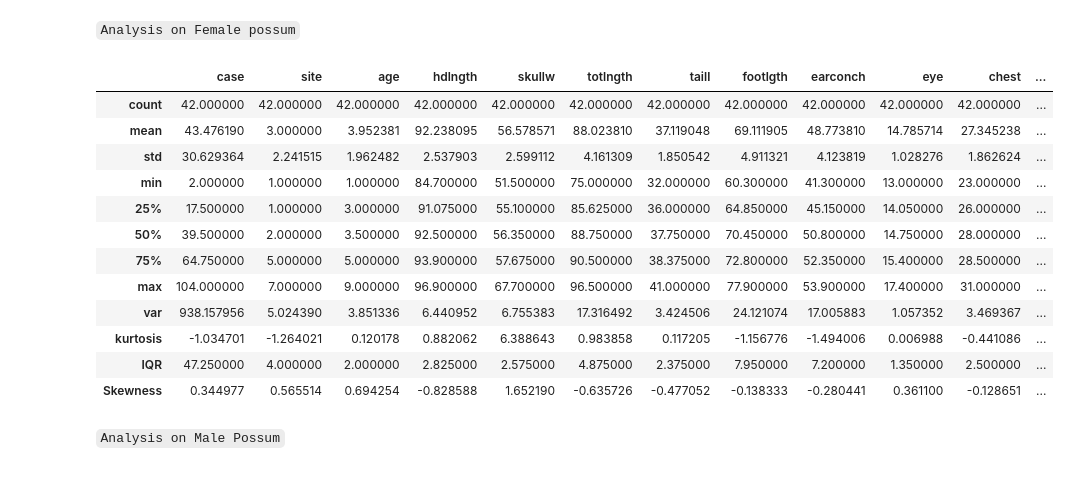
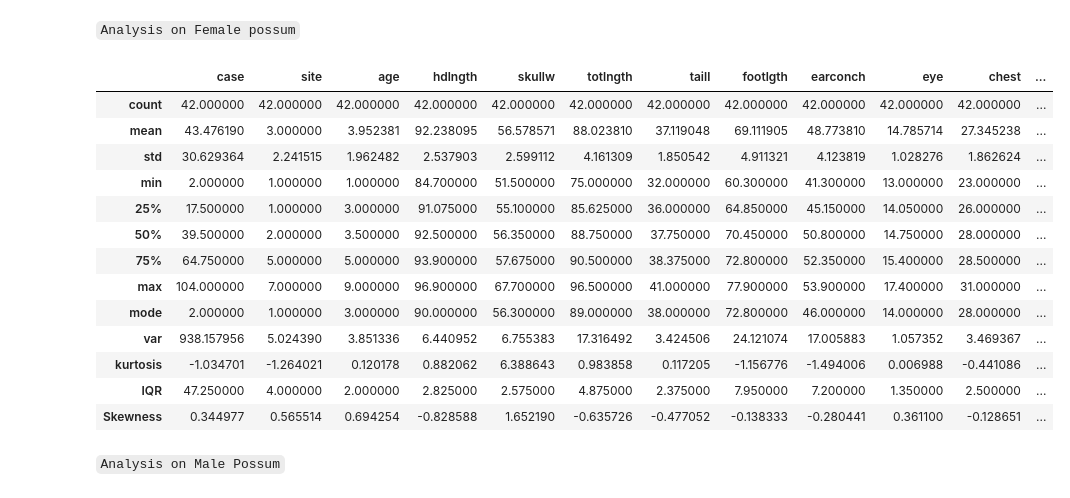
Before and after one commit to RIDOX-AIeNG/AI-D-D, a Jupyter notebook: WEEK_6/TASK_FOLDER/Task_18.ipynb, the cells around one changed output. Saved outputs shown, nothing was run; the diff lists cells and outputs as text; code cells hidden in the pictures.

```diff
--- a/WEEK_6/TASK_FOLDER/Task_18.ipynb
+++ b/WEEK_6/TASK_FOLDER/Task_18.ipynb
@@ -112,28 +115,32 @@ female_possum = possum[possum['sex'] == 'f']
 # %%
 female_des = female_possum.describe()
 # %%
+#Calculating the mode of the male specie
+female_des.loc['mode', 'case':'belly'] = [stats.mode(female_possum[feature])[0] for feature in female_des.columns]
+
 # Calculating the variance of the female specie
 female_des.loc['var', 'case': 'belly'] = female_des.loc['std', 'case': 'belly'] ** 2
 
 #Calculating the  kurtosis of the female specie
 female_des.loc['kurtosis'] = [stats.kurtosis(female_possum[feature]) for feature in female_des.columns]
 
 #Calculating the  IQR of the female specie
 female_des.loc['IQR'] = female_des.loc['75%', 'case':'belly'] -  female_des.loc['25%', 'case':'belly']
 
 #Calculating the  SKEWNESS of the female specie
 female_des.loc['Skewness'] = [stats.skew(female_possum[feature]) for feature in female_des.columns]
 female_des
 # %% [output]
 |  | case | site | age | hdlngth | skullw | totlngth | taill | footlgth | earconch | eye | chest | ... |
 | count | 42.000000 | 42.000000 | 42.000000 | 42.000000 | 42.000000 | 42.000000 | 42.000000 | 42.000000 | 42.000000 | 42.000000 | 42.000000 | ... |
 | mean | 43.476190 | 3.000000 | 3.952381 | 92.238095 | 56.578571 | 88.023810 | 37.119048 | 69.111905 | 48.773810 | 14.785714 | 27.345238 | ... |
 | std | 30.629364 | 2.241515 | 1.962482 | 2.537903 | 2.599112 | 4.161309 | 1.850542 | 4.911321 | 4.123819 | 1.028276 | 1.862624 | ... |
 | min | 2.000000 | 1.000000 | 1.000000 | 84.700000 | 51.500000 | 75.000000 | 32.000000 | 60.300000 | 41.300000 | 13.000000 | 23.000000 | ... |
 | 25% | 17.500000 | 1.000000 | 3.000000 | 91.075000 | 55.100000 | 85.625000 | 36.000000 | 64.850000 | 45.150000 | 14.050000 | 26.000000 | ... |
 | 50% | 39.500000 | 2.000000 | 3.500000 | 92.500000 | 56.350000 | 88.750000 | 37.750000 | 70.450000 | 50.800000 | 14.750000 | 28.000000 | ... |
 | 75% | 64.750000 | 5.000000 | 5.000000 | 93.900000 | 57.675000 | 90.500000 | 38.375000 | 72.800000 | 52.350000 | 15.400000 | 28.500000 | ... |
 | max | 104.000000 | 7.000000 | 9.000000 | 96.900000 | 67.700000 | 96.500000 | 41.000000 | 77.900000 | 53.900000 | 17.400000 | 31.000000 | ... |
+| mode | 2.000000 | 1.000000 | 3.000000 | 90.000000 | 56.300000 | 89.000000 | 38.000000 | 72.800000 | 46.000000 | 14.000000 | 28.000000 | ... |
 | var | 938.157956 | 5.024390 | 3.851336 | 6.440952 | 6.755383 | 17.316492 | 3.424506 | 24.121074 | 17.005883 | 1.057352 | 3.469367 | ... |
 | kurtosis | -1.034701 | -1.264021 | 0.120178 | 0.882062 | 6.388643 | 0.983858 | 0.117205 | -1.156776 | -1.494006 | 0.006988 | -0.441086 | ... |
 | IQR | 47.250000 | 4.000000 | 2.000000 | 2.825000 | 2.575000 | 4.875000 | 2.375000 | 7.950000 | 7.200000 | 1.350000 | 2.500000 | ... |
```
Also changed, not shown: parts of 5 cells of this notebook.
